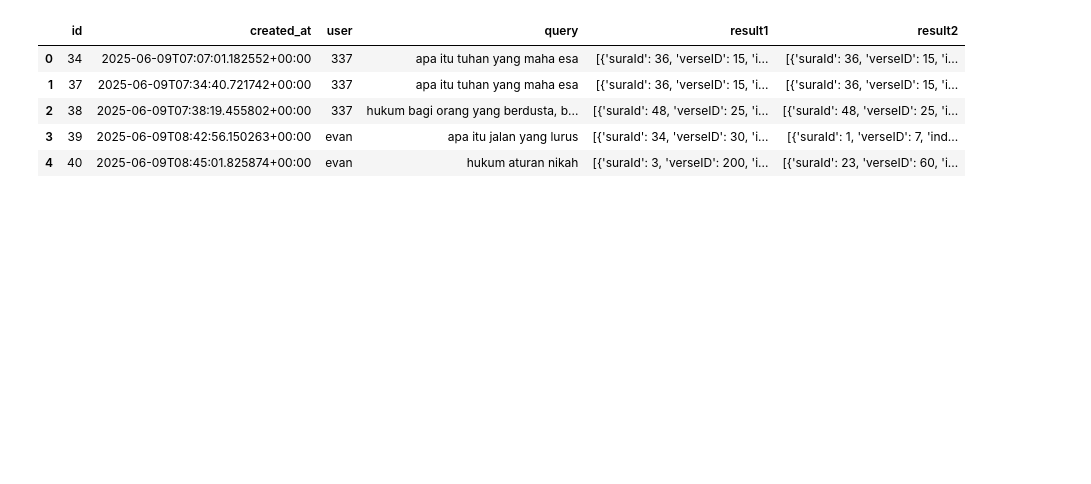
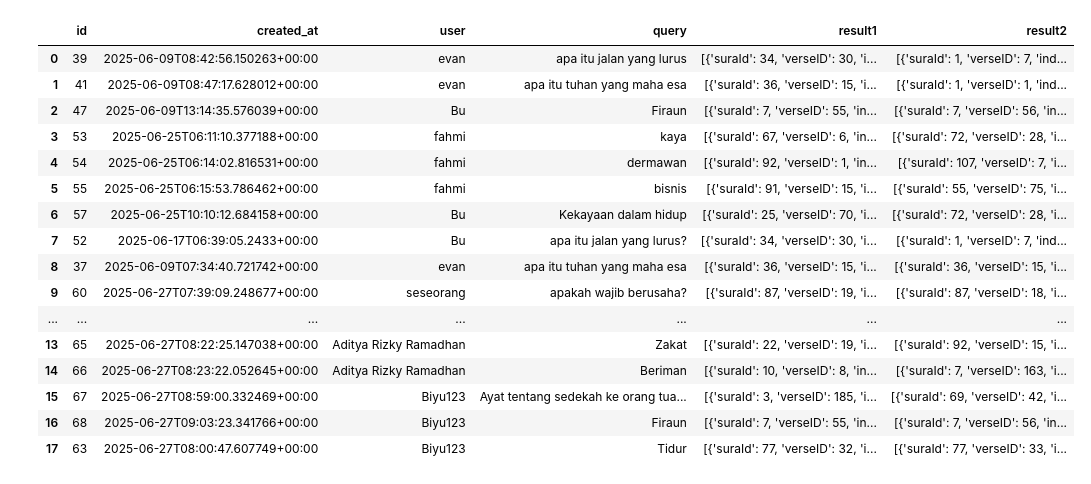
Before and after one commit to 337ubaid/quran-indo, a Jupyter notebook: indosbert/pengujian.ipynb, the cells around one changed output. Saved outputs shown, nothing was run; the diff lists cells and outputs as text; code cells hidden in the pictures; blank space fills up the shorter version.

```diff
--- a/indosbert/pengujian.ipynb
+++ b/indosbert/pengujian.ipynb
@@ -20,12 +21,23 @@ data = response.data
 # %%
 # TO DATAFRAME
 df = pd.DataFrame(data)
 df = df[df['result2'].notna()]
-df.head()
+df
 # %% [output]
 |  | id | created_at | user | query | result1 | result2 |
-| 0 | 34 | 2025-06-09T07:07:01.182552+00:00 | 337 | apa itu tuhan yang maha esa | [{'suraId': 36, 'verseID': 15, 'i... | [{'suraId': 36, 'verseID': 15, 'i... |
-| 1 | 37 | 2025-06-09T07:34:40.721742+00:00 | 337 | apa itu tuhan yang maha esa | [{'suraId': 36, 'verseID': 15, 'i... | [{'suraId': 36, 'verseID': 15, 'i... |
-| 2 | 38 | 2025-06-09T07:38:19.455802+00:00 | 337 | hukum bagi orang yang berdusta, b... | [{'suraId': 48, 'verseID': 25, 'i... | [{'suraId': 48, 'verseID': 25, 'i... |
-| 3 | 39 | 2025-06-09T08:42:56.150263+00:00 | evan | apa itu jalan yang lurus | [{'suraId': 34, 'verseID': 30, 'i... | [{'suraId': 1, 'verseID': 7, 'ind... |
-| 4 | 40 | 2025-06-09T08:45:01.825874+00:00 | evan | hukum aturan nikah | [{'suraId': 3, 'verseID': 200, 'i... | [{'suraId': 23, 'verseID': 60, 'i... |
+| 0 | 39 | 2025-06-09T08:42:56.150263+00:00 | evan | apa itu jalan yang lurus | [{'suraId': 34, 'verseID': 30, 'i... | [{'suraId': 1, 'verseID': 7, 'ind... |
+| 1 | 41 | 2025-06-09T08:47:17.628012+00:00 | evan | apa itu tuhan yang maha esa | [{'suraId': 36, 'verseID': 15, 'i... | [{'suraId': 1, 'verseID': 1, 'ind... |
+| 2 | 47 | 2025-06-09T13:14:35.576039+00:00 | Bu | Firaun | [{'suraId': 7, 'verseID': 55, 'in... | [{'suraId': 7, 'verseID': 56, 'in... |
+| 3 | 53 | 2025-06-25T06:11:10.377188+00:00 | fahmi | kaya | [{'suraId': 67, 'verseID': 6, 'in... | [{'suraId': 72, 'verseID': 28, 'i... |
+| 4 | 54 | 2025-06-25T06:14:02.816531+00:00 | fahmi | dermawan | [{'suraId': 92, 'verseID': 1, 'in... | [{'suraId': 107, 'verseID': 7, 'i... |
+| 5 | 55 | 2025-06-25T06:15:53.786462+00:00 | fahmi | bisnis | [{'suraId': 91, 'verseID': 15, 'i... | [{'suraId': 55, 'verseID': 75, 'i... |
+| 6 | 57 | 2025-06-25T10:10:12.684158+00:00 | Bu | Kekayaan dalam hidup | [{'suraId': 25, 'verseID': 70, 'i... | [{'suraId': 72, 'verseID': 28, 'i... |
+| 7 | 52 | 2025-06-17T06:39:05.2433+00:00 | Bu | apa itu jalan yang lurus? | [{'suraId': 34, 'verseID': 30, 'i... | [{'suraId': 1, 'verseID': 7, 'ind... |
+| 8 | 37 | 2025-06-09T07:34:40.721742+00:00 | evan | apa itu tuhan yang maha esa | [{'suraId': 36, 'verseID': 15, 'i... | [{'suraId': 36, 'verseID': 15, 'i... |
+| 9 | 60 | 2025-06-27T07:39:09.248677+00:00 | seseorang | apakah wajib berusaha? | [{'suraId': 87, 'verseID': 19, 'i... | [{'suraId': 87, 'verseID': 18, 'i... |
+| ... | ... | ... | ... | ... | ... | ... |
+| 13 | 65 | 2025-06-27T08:22:25.147038+00:00 | Aditya Rizky Ramadhan | Zakat | [{'suraId': 22, 'verseID': 19, 'i... | [{'suraId': 92, 'verseID': 15, 'i... |
+| 14 | 66 | 2025-06-27T08:23:22.052645+00:00 | Aditya Rizky Ramadhan | Beriman | [{'suraId': 10, 'verseID': 8, 'in... | [{'suraId': 7, 'verseID': 163, 'i... |
+| 15 | 67 | 2025-06-27T08:59:00.332469+00:00 | Biyu123 | Ayat tentang sedekah ke orang tua... | [{'suraId': 3, 'verseID': 185, 'i... | [{'suraId': 69, 'verseID': 42, 'i... |
+| 16 | 68 | 2025-06-27T09:03:23.341766+00:00 | Biyu123 | Firaun | [{'suraId': 7, 'verseID': 55, 'in... | [{'suraId': 7, 'verseID': 56, 'in... |
+| 17 | 63 | 2025-06-27T08:00:47.607749+00:00 | Biyu123 | Tidur | [{'suraId': 77, 'verseID': 32, 'i... | [{'suraId': 77, 'verseID': 33, 'i... |
```
Also changed, not shown: parts of 30 cells of this notebook, 5 other files.
